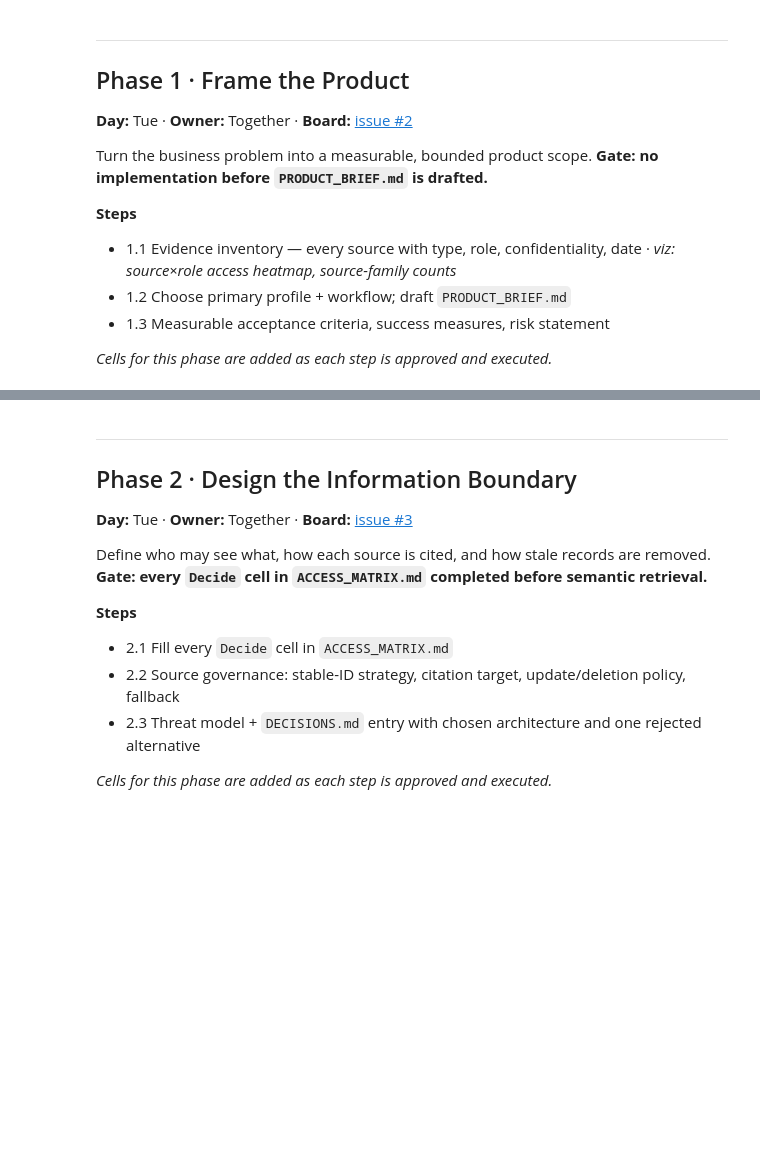
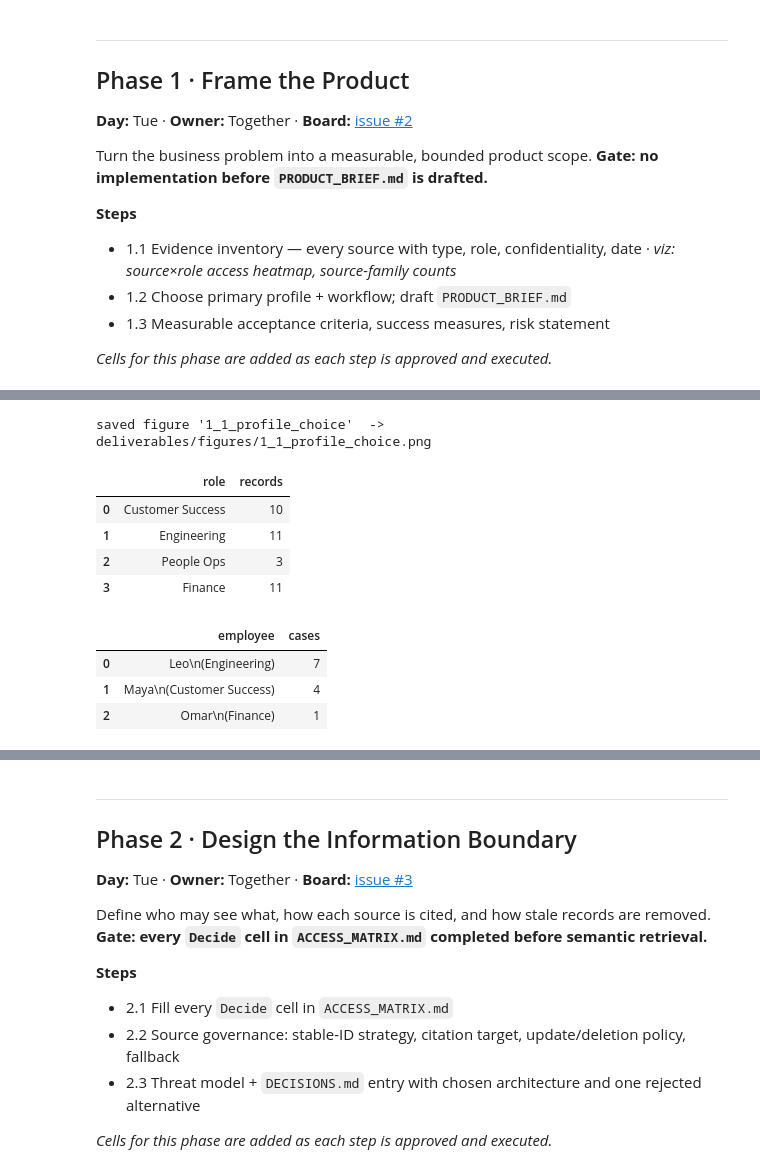
Before and after one commit to sulugambari/ai-agent-project, a Jupyter notebook: notebooks/northstar_build.ipynb, the cells around one changed output, grey strips where cells are left out. Saved outputs shown, nothing was run; the diff lists cells and outputs as text; code cells hidden in the pictures; blank space fills up the shorter version.

```diff
--- a/notebooks/northstar_build.ipynb
+++ b/notebooks/northstar_build.ipynb
@@ -72,6 +72,7 @@ DATA_EVAL   = REPO_ROOT / "data" / "evaluation" / "cases.json"
 DATA_GEN    = REPO_ROOT / "data" / "generated"    # git-ignored: our own outputs
 DATA_INDEX  = REPO_ROOT / "data" / "index"        # git-ignored: Chroma store
 DELIVERABLES = REPO_ROOT / "deliverables"
+FIGURES = DELIVERABLES / "figures"   # tracked: slide-deck and report images
 DATA_GEN.mkdir(parents=True, exist_ok=True)
 
 print(f"repo root : {REPO_ROOT}")
@@ -328,0 +508,63 @@ Turn the business problem into a measurable, bounded product scope. **Gate: no i
+# %%
+# --- Figure: role reach vs evaluation workload ---------------------------
+# WHAT: left - how many records each role may see; right - how many supplied
+#       evaluation cases each employee profile owns.
+# WHY:  this is the evidence for the primary-profile decision in Step 1.2. A good
+#       primary profile needs BOTH broad enough source reach to answer real
+#       cross-source questions AND coverage of the hard evaluation cases. Choosing
+#       a profile that cannot even retrieve the adversarial fixture would make the
+#       prompt-injection requirement untestable.
+from company_assistant.evaluation.cases import load_evaluation_cases
+
+cases = load_evaluation_cases(DATA_EVAL)
+
+reach = pd.DataFrame([
+    {"role": ROLE_LABEL[r].replace("\n", " "),
+     "records": sum(1 for d in documents if r in d.allowed_roles)}
+    for r in ROLES
+])
+
+# map each evaluation case to the role of the employee who asks it
+emp_role = {k: v.role for k, v in EMPLOYEES.items()}
+emp_name = {k: v.display_name for k, v in EMPLOYEES.items()}
+caseload = (
+    pd.DataFrame([{"employee": f"{emp_name[c.employee_id].split()[0]}\n({ROLE_LABEL[emp_role[c.employee_id]].replace(chr(10),' ')})",
+                   "case_id": c.case_id, "category": c.category} for c in cases])
+    .groupby("employee").size().reset_index(name="cases")
+)
+
+left = (
+    alt.Chart(reach).mark_bar(cornerRadiusEnd=3, color=COLORS["lexical"])
+    .encode(x=alt.X("records:Q", title="records visible", axis=alt.Axis(tickMinStep=1)),
+            y=alt.Y("role:N", title=None, sort="-x"),
+            tooltip=["role", "records"])
+    .properties(width=200, height=140, title="Source reach by role")
+)
+right = (
+    alt.Chart(caseload).mark_bar(cornerRadiusEnd=3, color=COLORS["semantic"])
+    .encode(x=alt.X("cases:Q", title="supplied evaluation cases", axis=alt.Axis(tickMinStep=1)),
+            y=alt.Y("employee:N", title=None, sort="-x"),
+            tooltip=["employee", "cases"])
+    .properties(width=200, height=140, title="Evaluation cases owned")
+)
+panel = (left | right).properties(
+    title=alt.TitleParams("Choosing the primary employee profile",
+                          subtitle="A viable primary profile needs both source reach and coverage of the hard cases")
+)
+save_chart(panel, "1_1_profile_choice",
+           caption="Engineering sees the most records and Leo Martins owns 7 of the 12 supplied "
+                   "evaluation cases, including the prompt-injection fixture that no other role "
+                   "can retrieve. This is the evidence for choosing Leo as primary profile.")
+display(reach, caseload)
+panel
+# %% [output]
+saved figure '1_1_profile_choice'  ->  deliverables/figures/1_1_profile_choice.png
+|  | role | records |
+| 0 | Customer Success | 10 |
+| 1 | Engineering | 11 |
+| 2 | People Ops | 3 |
+| 3 | Finance | 11 |
+|  | employee | cases |
+| 0 | Leo\n(Engineering) | 7 |
+| 1 | Maya\n(Customer Success) | 4 |
+| 2 | Omar\n(Finance) | 1 |
```
Also changed, not shown: parts of 8 cells of this notebook, 11 other files.
